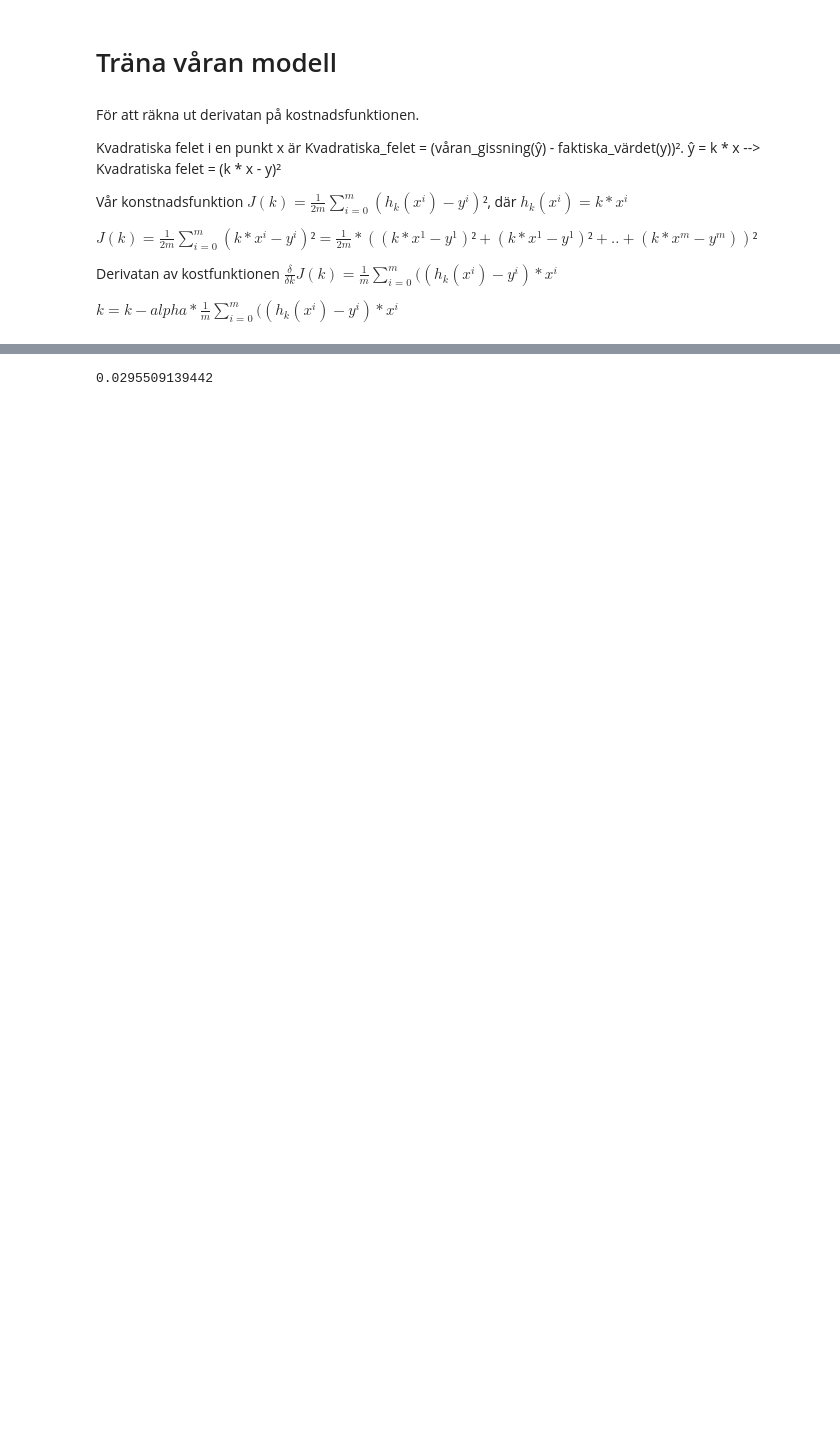
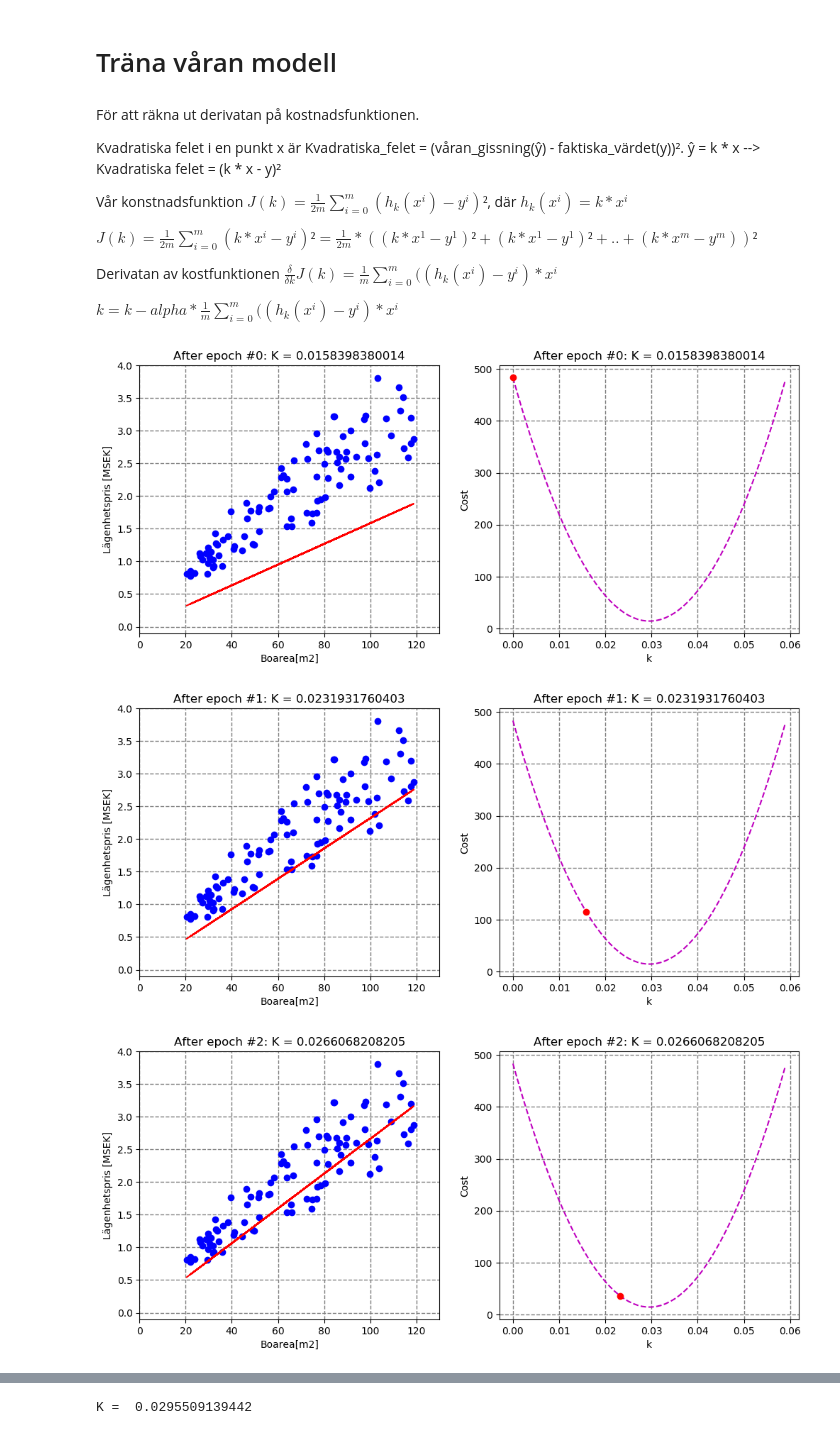
Before and after one commit to Neomius/HoT69ML, a Jupyter notebook: HoT69ML.ipynb, the cells around one changed output, grey strips where cells are left out. Drawn from its saved outputs; the diff is of its cells as text; code cells hidden in the pictures; blank space fills up the shorter version.

```diff
--- a/HoT69ML.ipynb
+++ b/HoT69ML.ipynb
@@ -235,17 +257,39 @@ $ k = k - alpha * \frac{1}{m}\sum_{i=0}^{m}((h_k(x^i) - y^i) * x^i $
 # %%
 alpha = 0.0001
 k = 0
 m = 100
 kHistory = []
 kHistory.append(0)
 costHistory = []
 costHistory.append(costFunction(X, 0, Y))
 
 for i in range(0,10):
     k = k - alpha * 1/m * np.dot(np.multiply(k, X) - Y   , np.transpose(X))
     kHistory.append(k)
     costHistory.append(costFunction(X, k, Y))
 
+    plt.subplot(1, 2, 1)
+    plt.title('After epoch #' + str(i) +': K = ' + str(k))
+    plt.rcParams['figure.dpi'] = 100
+    plt.rcParams['figure.figsize'] = (12,5)
+    y_hat = X * k
+    plt.plot(X, Y, 'bo', X, y_hat, 'r-')
+    plt.axis([0, 130, -0.1, 4])
+    plt.xlabel('Boarea[m2]')
+    plt.ylabel('Lägenhetspris [MSEK]')
+    plt.grid(color='grey', linestyle='--', linewidth=1)
 
-print(k)
+    plt.subplot(1, 2, 2)
+    plt.title('After epoch #' + str(i) +': K = ' + str(k))
+    plt.plot(k_array, cost_array, 'm--', kHistory[i], costHistory[i], 'ro')
+    plt.xlabel('k')
+    plt.ylabel('Cost')
+    plt.grid(color='grey', linestyle='--', linewidth=1)
+
+    plt.show()
+
+print("K = ", k)
 # %% [output]
+[figure, added]
+[figure, added]
+[figure, added]
@@ -252 +303 @@ print(k)
-0.0295509139442
+K =  0.0295509139442
```
Also changed, not shown: parts of 5 cells of this notebook, 2 other files.
